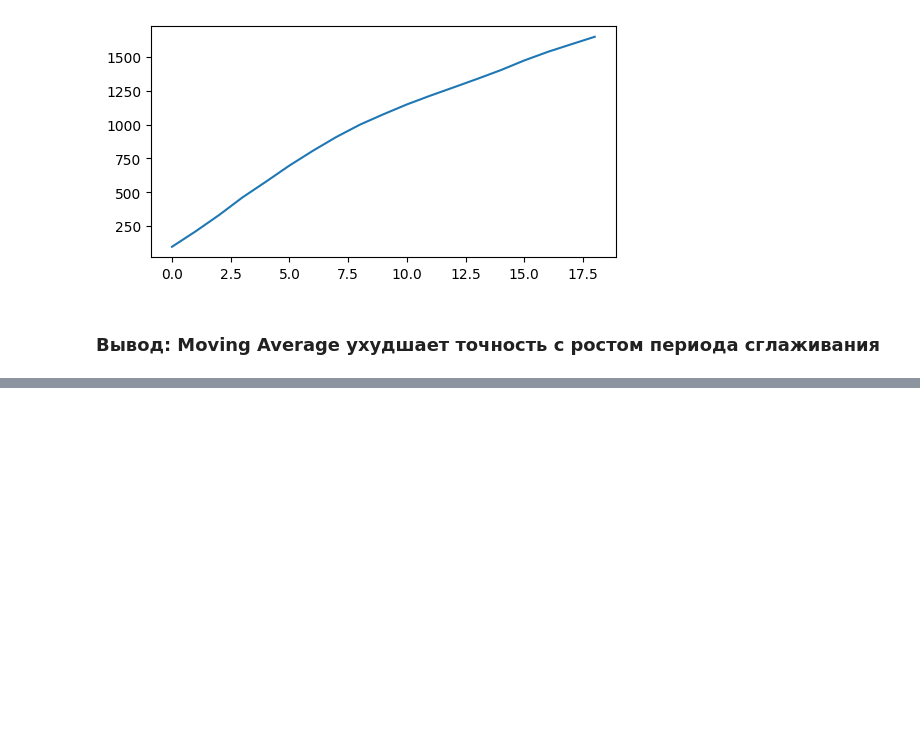
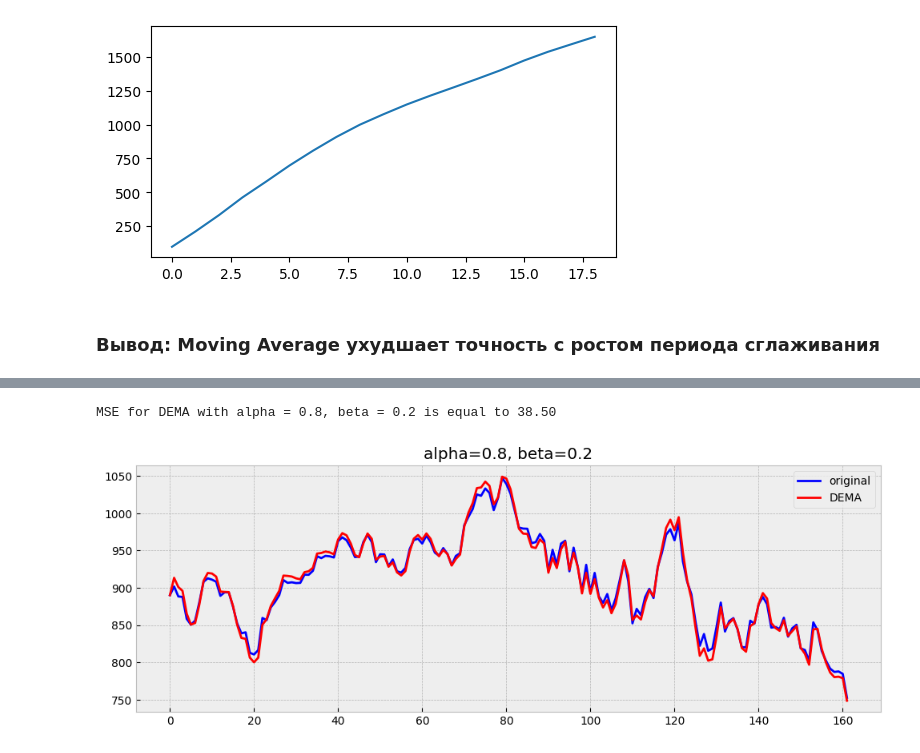
Before and after one commit to Super1305/Claissic-Machine-Learning, a Jupyter notebook: IG_smoothing_time_series.ipynb, the cells around one changed output, grey strips where cells are left out. Saved outputs shown, nothing was run; the diff lists cells and outputs as text; code cells hidden in the pictures; blank space fills up the shorter version.

```diff
--- a/IG_smoothing_time_series.ipynb
+++ b/IG_smoothing_time_series.ipynb
@@ -125,0 +143,25 @@ with plt.style.context('bmh'):
+# %%
+def double_ema(series, alpha, beta):
+    result = [series[0]]
+    level, trend = series[0], series[1] - series[0]
+    for n in range(1, len(series)):
+        value = series[n]
+        last_level, level = level, alpha*value + (1-alpha)*(level+trend)
+        trend = beta*(level-last_level) + (1-beta)*trend
+        result.append(level+trend)
+    return pd.Series(result)
+# %%
+def plot_dema(alpha, beta, series):
+    dema = double_ema(series, alpha, beta)
+    with plt.style.context('bmh'):
+        plt.figure(figsize=(12, 4))
+        plt.plot(series, color='blue',label='original')
+        plt.plot(dema, color='red', linewidth='2', label='DEMA')
+        print(f'MSE for DEMA with alpha = {alpha}, beta = {beta} is equal to {mean_squared_error(series, dema):.2f}')
+        plt.title("alpha={}, beta={}".format(alpha, beta))
+        plt.legend()
+# %%
+plot_dema(0.8, 0.2, none_stationary_series)
+# %% [output]
+MSE for DEMA with alpha = 0.8, beta = 0.2 is equal to 38.50
+[figure, added]
```
Also changed, not shown: parts of 9 cells of this notebook.
